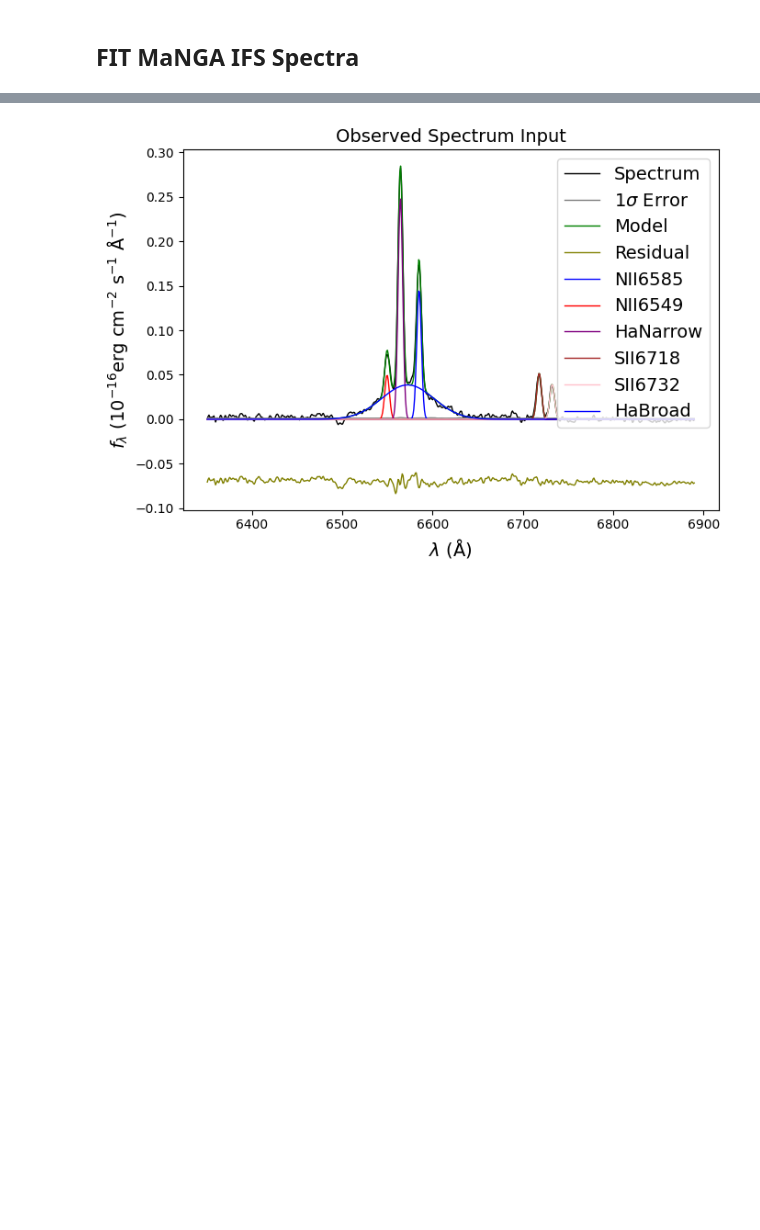
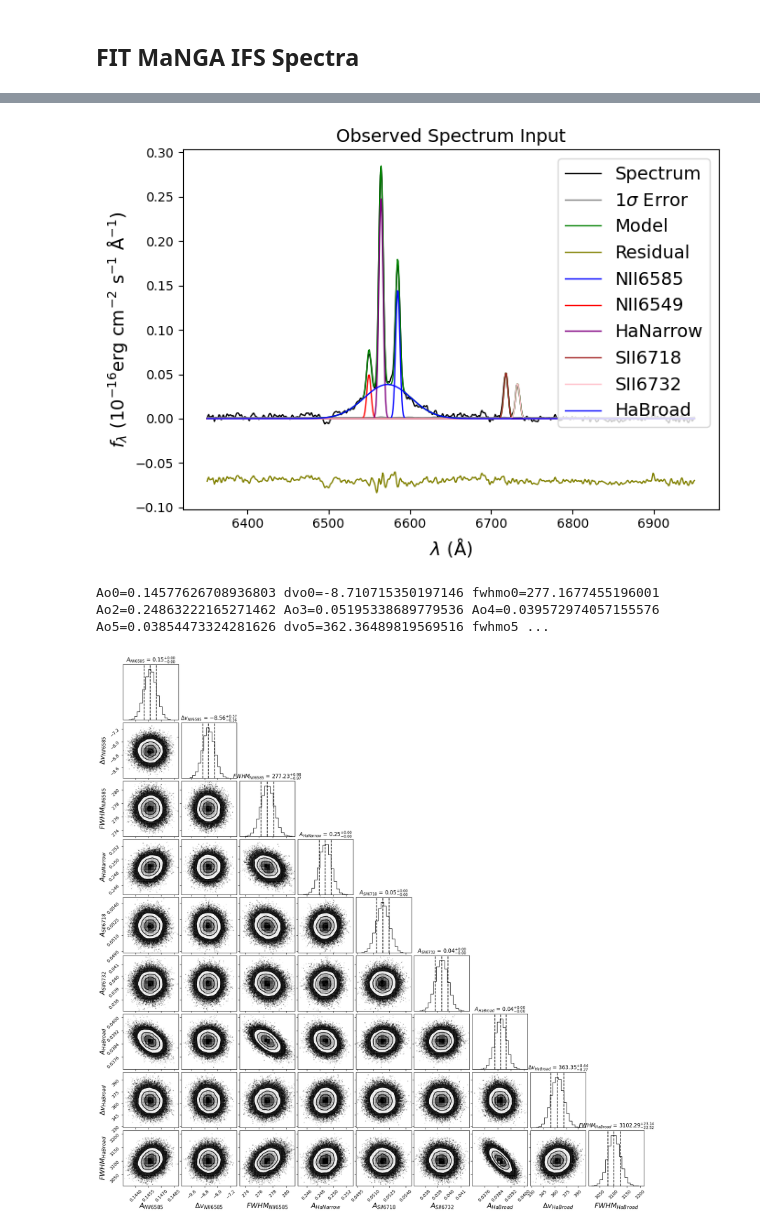
Before and after one commit to hjibarram/Map_line, a Jupyter notebook: examples/notebooks/Example.ipynb, the cells around one changed output, grey strips where cells are left out. Cells and saved outputs as stored; diff of their text form; code cells hidden in the pictures; blank space fills up the shorter version.

```diff
--- a/examples/notebooks/Example.ipynb
+++ b/examples/notebooks/Example.ipynb
@@ -107,7 +107,7 @@ Ao0=7.933190479622372 dvo0=-14.9293307031667 fwhmo0=193.440860810691 Ao2=23.5184
 ## FIT MaNGA IFS Spectra
 # %%
 lA1= 6350.0 #initial wave vale, it overrides wave_range if not None
-lA2= 6890.0 #final wave vale, it overrides wave_range if not None
+lA2= 6950.0 #final wave vale, it overrides wave_range if not None
 wave_range= 'HaNIISII' #name of the spectral range, options are Hbeta, Halpha and None
 
 name_out='manga-8144-3702-LINCUBE'
@@ -161 +161,3 @@ Multiprocessing took 14.0 seconds
-[figure, old version]
+[figure, new version]
+Ao0=0.14577626708936803 dvo0=-8.710715350197146 fwhmo0=277.1677455196001 Ao2=0.24863222165271462 Ao3=0.05195338689779536 Ao4=0.039572974057155576 Ao5=0.03854473324281626 dvo5=362.36489819569516 fwhmo5 ...
+[figure, added]
```
Also changed, not shown: parts of 4 cells of this notebook, 19 other files.
